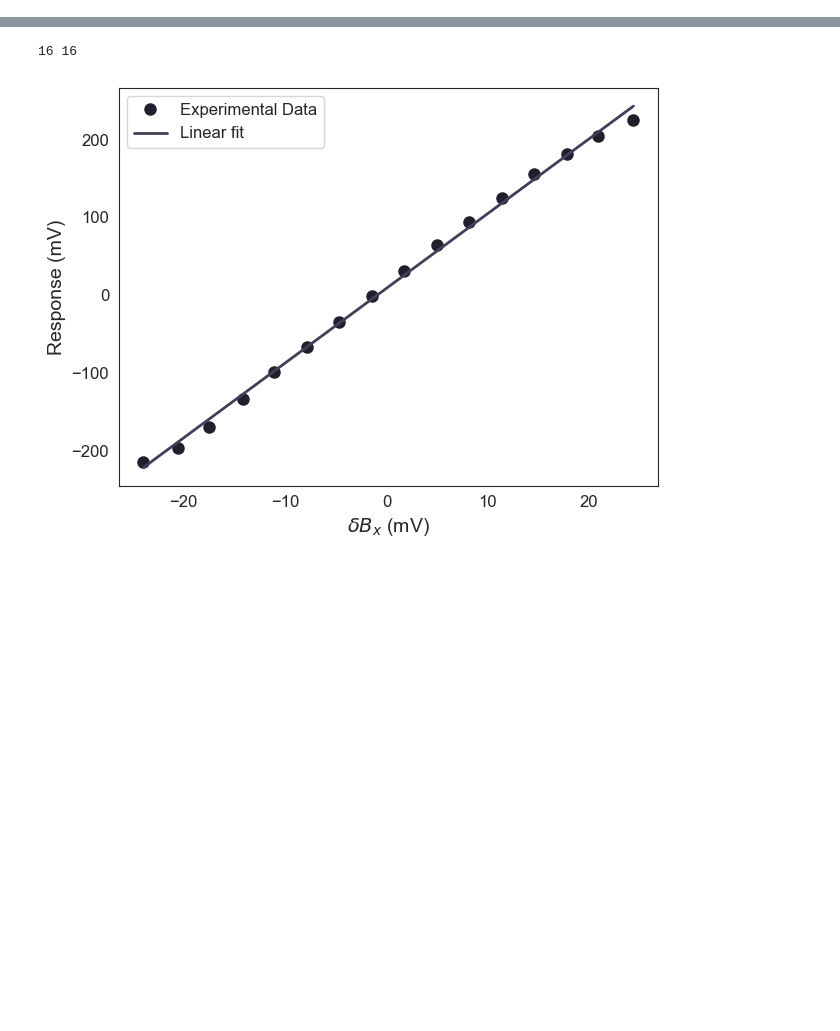
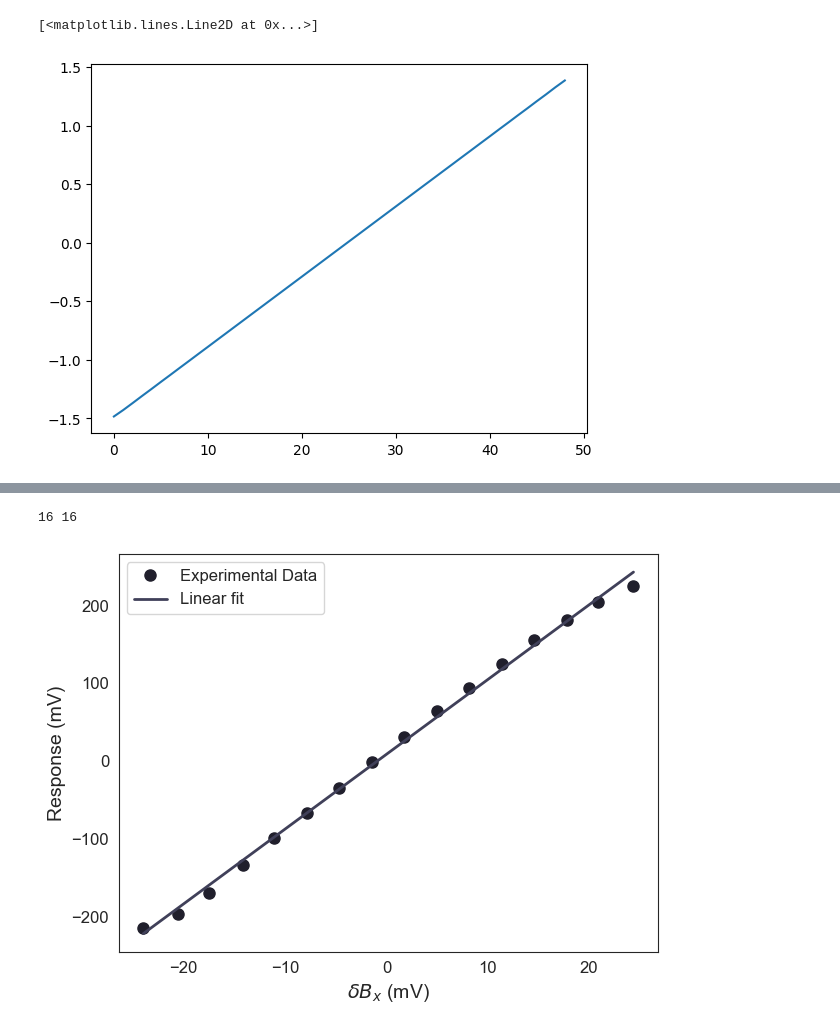
Before and after one commit to leigaoyi/Kalman_filter_sensor_drift, a Jupyter notebook: LinearFitting.ipynb, the cells around one changed output, grey strips where cells are left out. Saved outputs shown, nothing was run; the diff lists cells and outputs as text; code cells hidden in the pictures; blank space fills up the shorter version.

```diff
--- a/LinearFitting.ipynb
+++ b/LinearFitting.ipynb
@@ -0,0 +52,21 @@
+# %%
+import matplotlib.pyplot as plt
+import numpy as np
+
+# Define the file name containing Chinese characters
+file_name = './data/Sweep_30mV.txt'
+
+timeDelay = 4 # ms
+
+# Read the file and extract the data columns. The first col1 is measure, col2 is input
+data = np.loadtxt(file_name)
+col1 = data[:, 0]
+col2 = data[:, 1]
+
+measure_data = col1
+input_data = col2
+# %%
+plt.plot(input_data[1084:1133])
+# %% [output]
+[<matplotlib.lines.Line2D at 0x...>]
+[figure, added]
```
Also changed, not shown: parts of 15 cells of this notebook, 5 other files.
